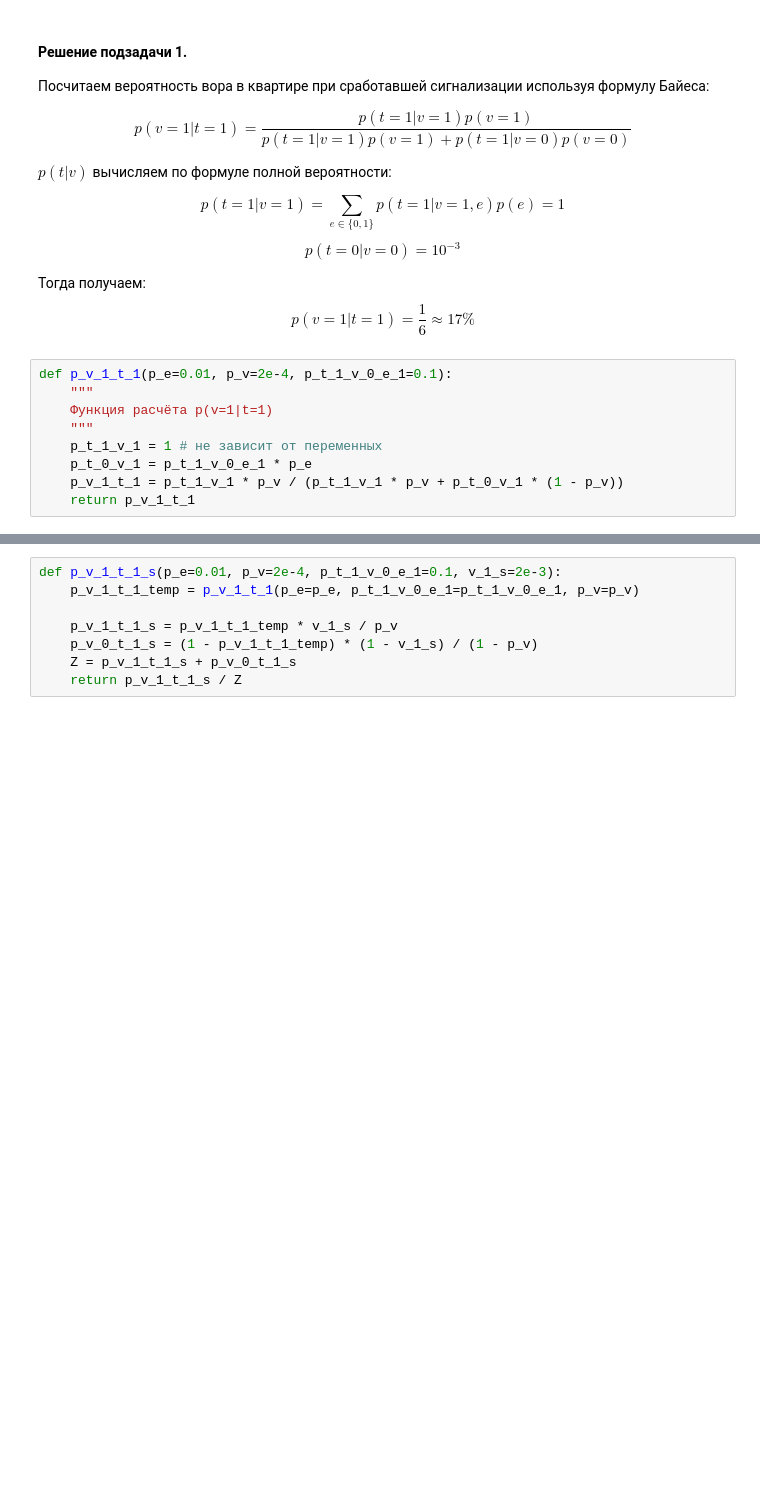
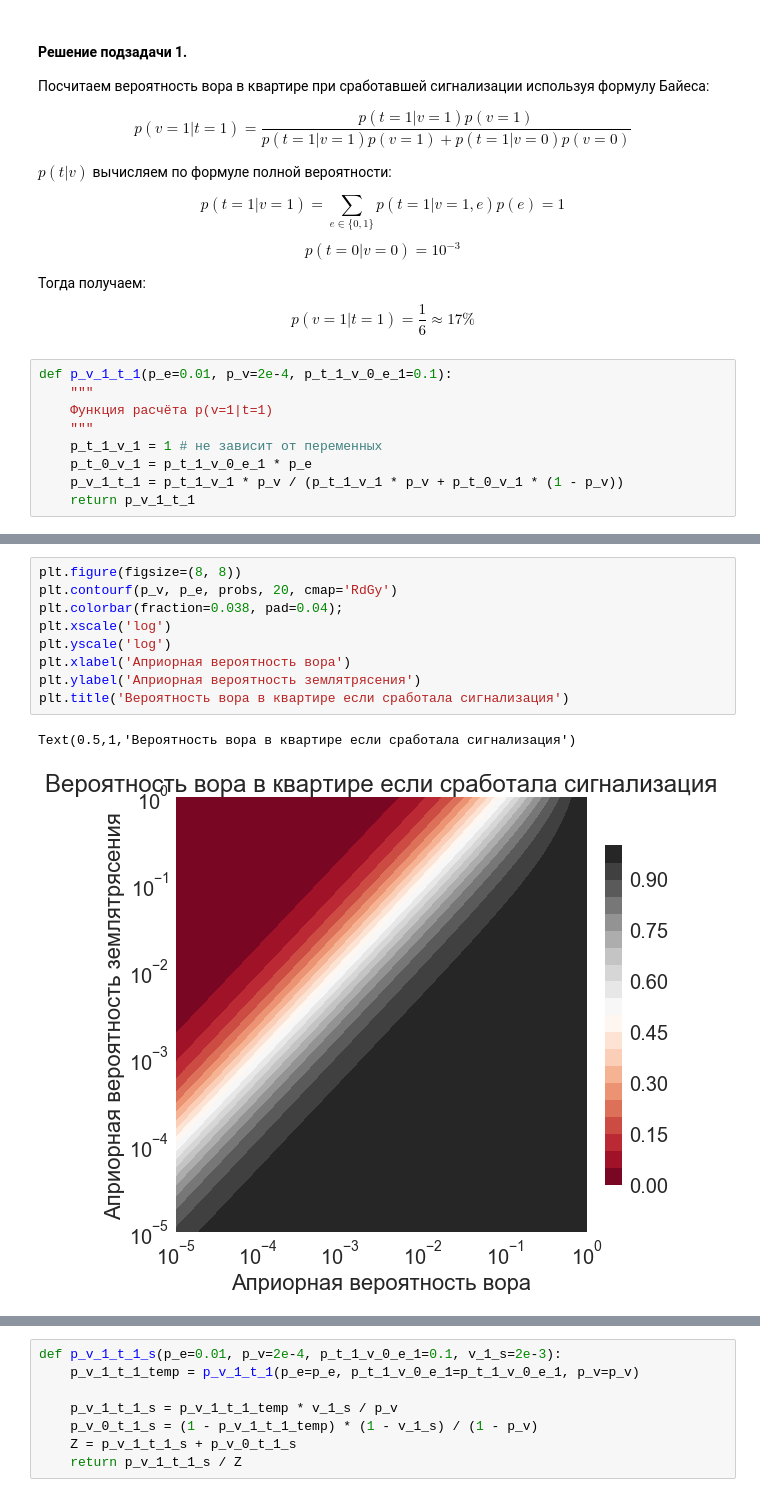
Before and after one commit to SchattenGenie/statsbio, a Jupyter notebook: parameter_estimation.ipynb, the cells around one changed output, grey strips where cells are left out. Drawn from its saved outputs; the diff is of its cells as text; blank space fills up the shorter version.

```diff
--- a/parameter_estimation.ipynb
+++ b/parameter_estimation.ipynb
@@ -194,3 +190,15 @@ Text(0.5, 1.0, 'Вероятность вора в квартире если с
+# %%
+plt.figure(figsize=(8, 8))
+plt.contourf(p_v, p_e, probs, 20, cmap='RdGy')
+plt.colorbar(fraction=0.038, pad=0.04);
+plt.xscale('log')
+plt.yscale('log')
+plt.xlabel('Априорная вероятность вора')
+plt.ylabel('Априорная вероятность землятрясения')
+plt.title('Вероятность вора в квартире если сработала сигнализация')
+# %% [output]
+Text(0.5,1,'Вероятность вора в квартире если сработала сигнализация')
+[figure, added]
 # %% [markdown]
 #### Решение подзадачи 2.
 
```
Also changed, not shown: parts of 47 cells of this notebook.
